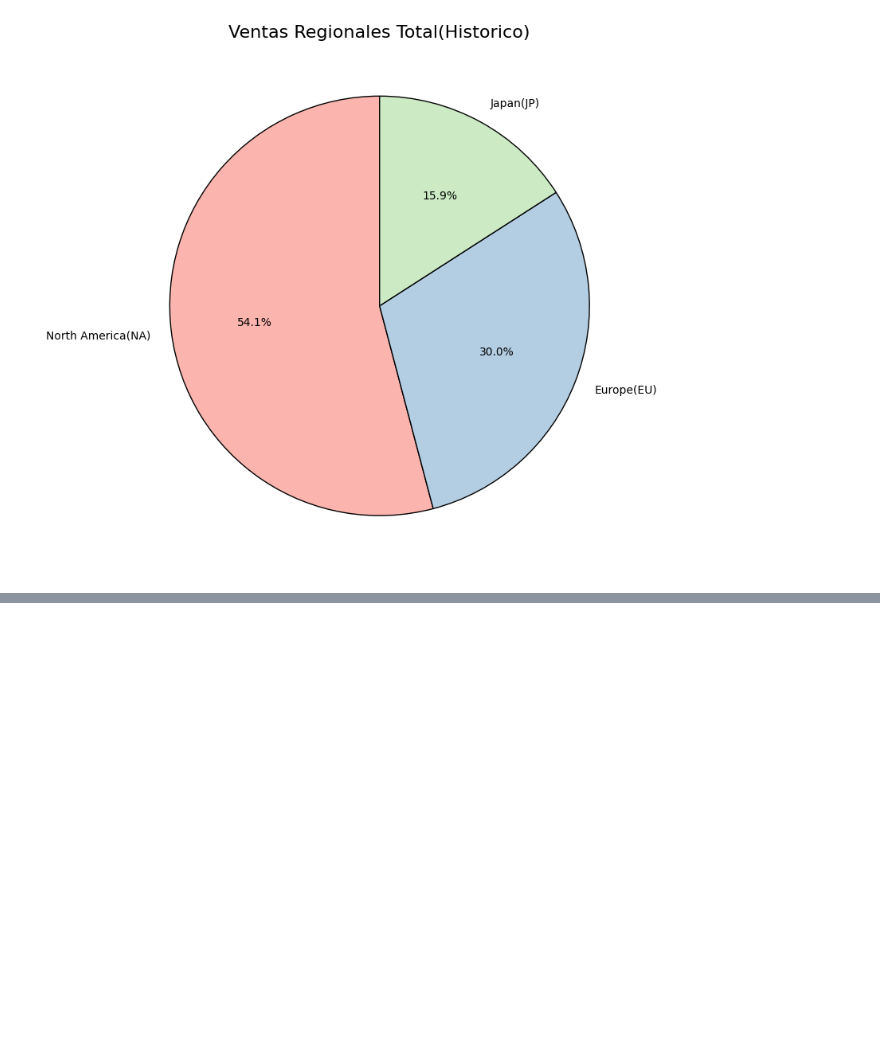
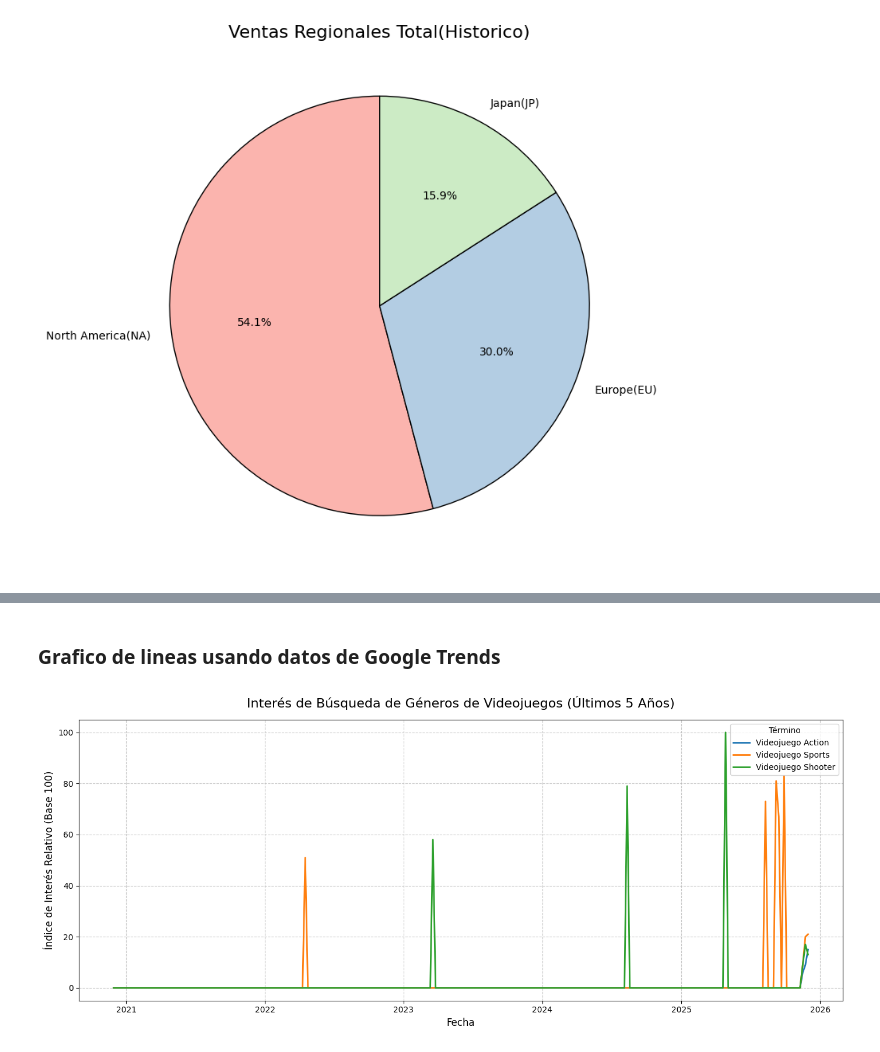
Before and after one commit to donosonahuel/tendencias-historica-videojuegos, a Jupyter notebook: Análisis_de_Tendencias_y_Ventas_Históricas(Videojuegos).ipynb, the cells around one changed output, grey strips where cells are left out. Cells and saved outputs as stored; diff of their text form; code cells hidden in the pictures; blank space fills up the shorter version.

```diff
--- a/Análisis_de_Tendencias_y_Ventas_Históricas(Videojuegos).ipynb
+++ b/Análisis_de_Tendencias_y_Ventas_Históricas(Videojuegos).ipynb
@@ -534,0 +653,44 @@ plt.show()
+# %% [markdown]
+### Grafico de lineas usando datos de Google Trends
+# %%
+from pytrends.request import TrendReq
+
+pytrends = TrendReq(hl='es-ES', tz=360)
+
+keywords = ['Videojuego Action', 'Videojuego Sports', 'Videojuego Shooter']
+timeframe = 'today 5-y'
+geo = ''
+
+try:
+    pytrends.build_payload(keywords, cat=0, timeframe=timeframe, geo=geo)
+    interest_over_time_df = pytrends.interest_over_time()
+
+except Exception as e:
+    print(f"Error al obtener datos de Google Trends: {e}")
+    interest_over_time_df = pd.DataFrame()
+
+if not interest_over_time_df.empty:
+    df_trends = interest_over_time_df.drop(columns=['isPartial'], errors='ignore')
+    df_trends = df_trends.reset_index()
+
+    plt.figure(figsize=(14, 6))
+    df_trends_melted = df_trends.melt('date', var_name='Término', value_name='Interés Relativo')
+
+    sns.lineplot(
+        x='date',
+        y='Interés Relativo',
+        hue='Término',
+        data=df_trends_melted,
+        linewidth=2
+    )
+
+    plt.title('Interés de Búsqueda de Géneros de Videojuegos (Últimos 5 Años)', fontsize=16, pad=15)
+    plt.xlabel('Fecha', fontsize=12)
+    plt.ylabel('Índice de Interés Relativo (Base 100)', fontsize=12)
+    plt.grid(True, linestyle='--', alpha=0.7)
+    plt.tight_layout()
+    plt.show()
+else:
+    print("No se pudo generar el gráfico de Google Trends.")
+# %% [output]
+[figure, added]
```
Also changed, not shown: parts of 8 cells of this notebook.
